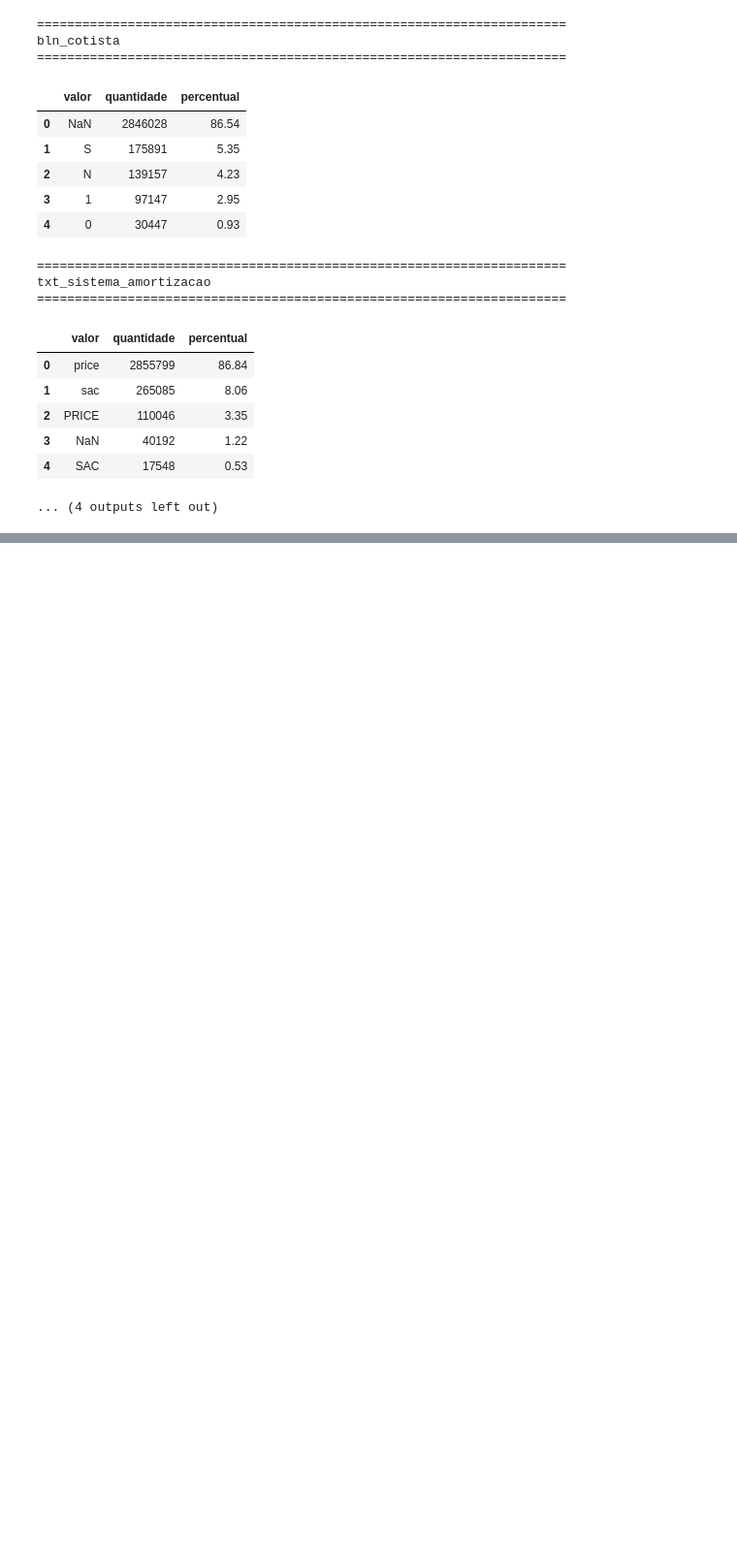
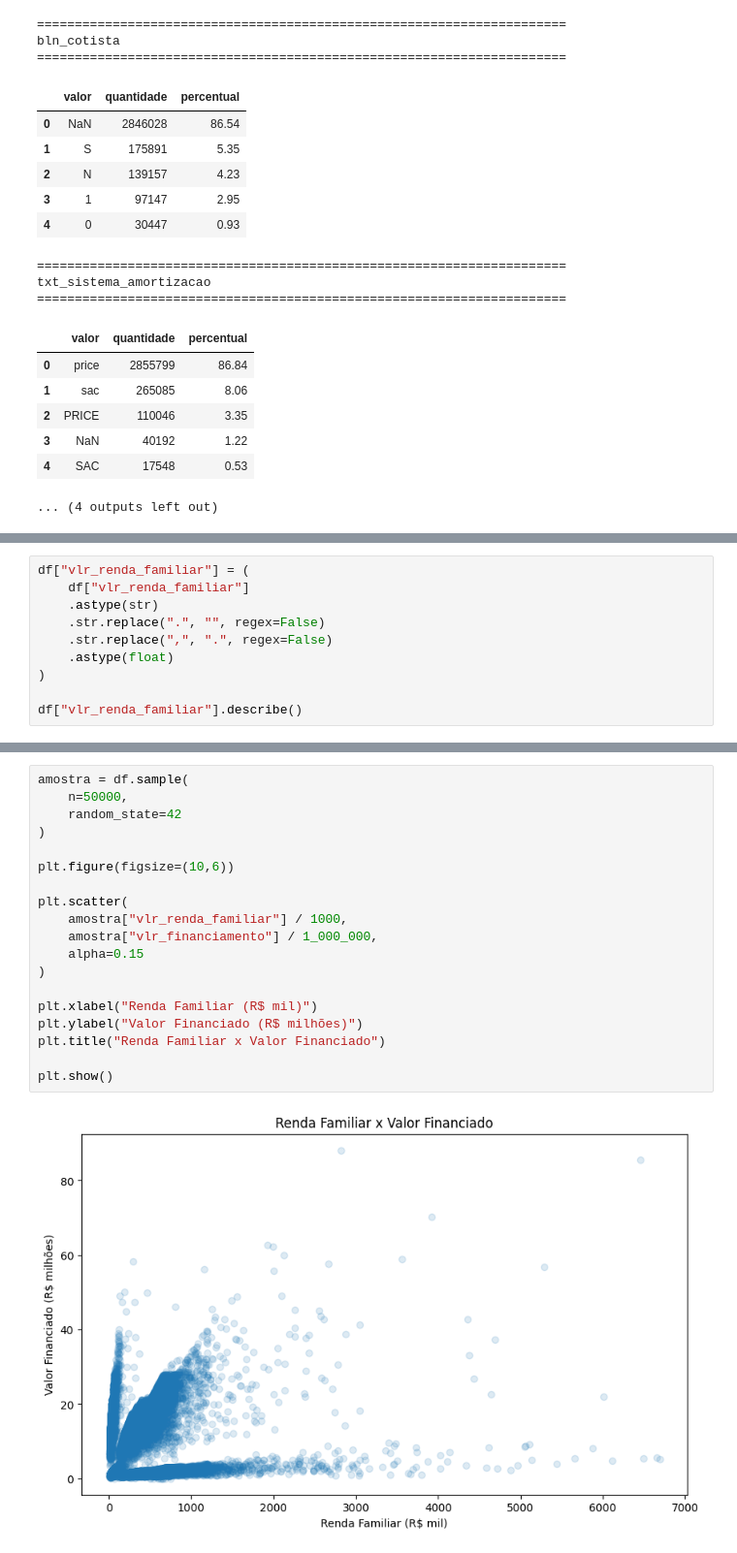
Before and after one commit to leonatya/mcmv-machine-learning, a Jupyter notebook: notebooks/MCMV.ipynb, the cells around one changed output, grey strips where cells are left out. Shown at 97% size. Saved outputs shown, nothing was run; the diff lists cells and outputs as text; blank space fills up the shorter version.

Commit message:
EDA - analise da variavel alvo e renda familiar

```diff
--- a/notebooks/MCMV.ipynb
+++ b/notebooks/MCMV.ipynb
@@ -751,0 +783,10 @@ Por esse motivo, esses registros não serão classificados ou removidos automati
+# %%
+df["vlr_renda_familiar"] = (
+    df["vlr_renda_familiar"]
+    .astype(str)
+    .str.replace(".", "", regex=False)
+    .str.replace(",", ".", regex=False)
+    .astype(float)
+)
+
+df["vlr_renda_familiar"].describe()
@@ -751,0 +816,21 @@ Por esse motivo, esses registros não serão classificados ou removidos automati
+# %%
+amostra = df.sample(
+    n=50000,
+    random_state=42
+)
+
+plt.figure(figsize=(10,6))
+
+plt.scatter(
+    amostra["vlr_renda_familiar"] / 1000,
+    amostra["vlr_financiamento"] / 1_000_000,
+    alpha=0.15
+)
+
+plt.xlabel("Renda Familiar (R$ mil)")
+plt.ylabel("Valor Financiado (R$ milhões)")
+plt.title("Renda Familiar x Valor Financiado")
+
+plt.show()
+# %% [output]
+[figure, added]
```
Also changed, not shown: parts of 27 cells of this notebook.
